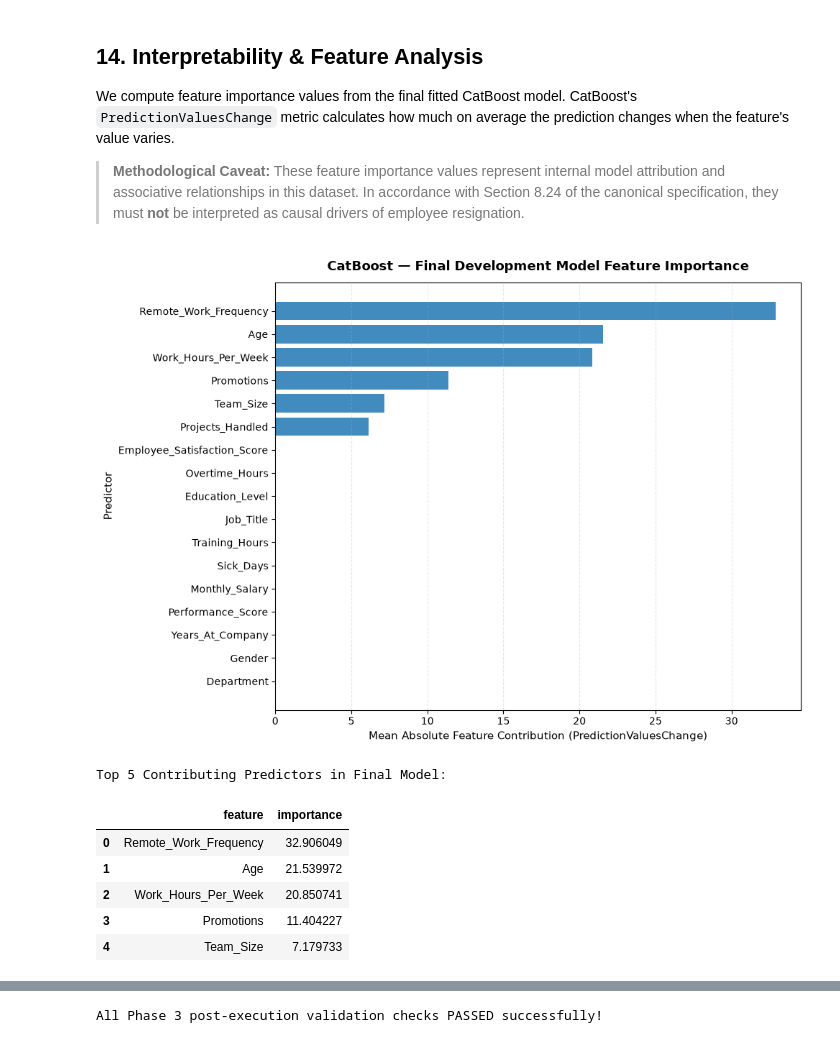
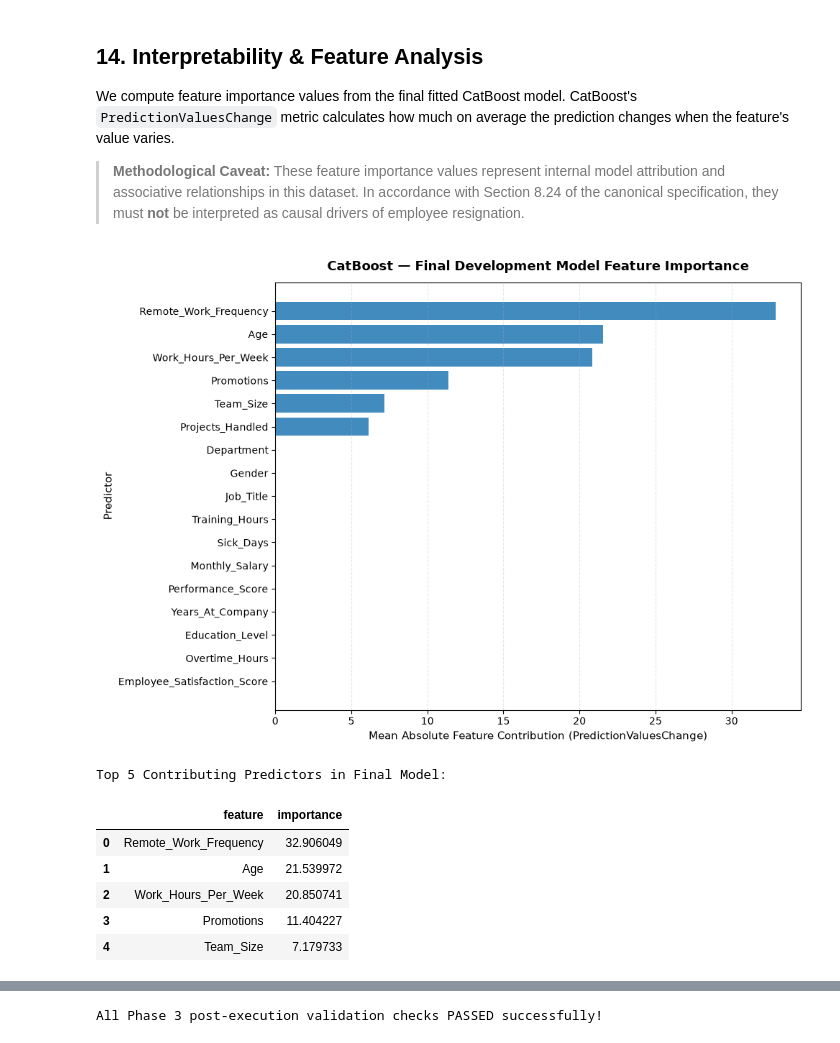
Before and after one commit to Sankalpa-KMCP/Employee_Resignation_Prediction, a Jupyter notebook: notebooks/team_contributions/models/member_2_catboost/06_m2_catboost.ipynb, the cells around one changed output, grey strips where cells are left out. Drawn from its saved outputs; the diff is of its cells as text; code cells hidden in the pictures.

```diff
--- a/notebooks/team_contributions/models/member_2_catboost/06_m2_catboost.ipynb
+++ b/notebooks/team_contributions/models/member_2_catboost/06_m2_catboost.ipynb
@@ -410,8 +406,8 @@ if RUN_CATBOOST_TRAINING:
     print("Executing Formal 5-Fold Nested Cross-Validation for CatBoost...")
     print("=" * 70)
     cv_start_time = time.perf_counter()
+
     dev_data_clean = dev_df.drop(columns=["cv_fold", "partition", "target"], errors="ignore")
-
     catboost_oof_result = run_5fold_cv(
         adapter_factory=lambda: CatBoostAdapter(config=catboost_config, candidate_id="auto"),
         data=dev_data_clean,
@@ -436,12 +432,10 @@ else:
     print("=" * 70)
     catboost_oof_df = pd.read_csv(CANONICAL_RESULTS_DIR / "catboost_oof_predictions.csv")
     fold_metrics_df = pd.read_csv(CANONICAL_RESULTS_DIR / "catboost_fold_metrics.csv")
-    cv_total_duration = 352.57
+    runtime_eff = pd.read_csv(CANONICAL_RESULTS_DIR / "catboost_runtime_efficiency.csv")
+    cv_total_duration = float(runtime_eff["total_cv_fit_time_seconds"].iloc[0])
     print(f"Loaded Canonical 5-Fold Nested Cross-Validation Results ({cv_total_duration:.2f}s run duration).")
 
-if "pr_auc" not in fold_metrics_df.columns and "average_precision" in fold_metrics_df.columns:
-    fold_metrics_df["pr_auc"] = fold_metrics_df["average_precision"]
-
 print(f"Total OOF Prediction Rows: {len(catboost_oof_df):,}")
 # %% [output]
 Executing Formal 5-Fold Nested Cross-Validation for CatBoost (Review Mode: Loading Saved Predictions)...
@@ -688,39 +808,31 @@ We compute feature importance values from the final fitted CatBoost model. CatBo
 > **Methodological Caveat:** These feature importance values represent internal model attribution and associative relationships in this dataset. In accordance with Section 8.24 of the canonical specification, they must **not** be interpreted as causal drivers of employee resignation.
 # %%
 feature_imp_csv = CANONICAL_RESULTS_DIR / "catboost_feature_importance.csv"
-if RUN_CATBOOST_TRAINING and 'final_adapter' in locals():
+if feature_imp_csv.exists():
+    importance_df_sorted = pd.read_csv(feature_imp_csv)
+else:
     importance_scores = final_adapter.get_feature_importance()
-    importance_df = pd.DataFrame({
-        "feature": primary_features,
-        "importance": importance_scores
-    }).sort_values("importance", ascending=True).reset_index(drop=True)
-elif feature_imp_csv.exists():
-    importance_df = pd.read_csv(feature_imp_csv).sort_values("importance", ascending=True).reset_index(drop=True)
-else:
-    importance_df = pd.DataFrame({"feature": primary_features, "importance": np.zeros(len(primary_features))})
+    importance_df = pd.DataFrame({"feature": primary_features, "importance": importance_scores})
+    importance_df_sorted = importance_df.sort_values("importance", ascending=False).reset_index(drop=True)
+    importance_df_sorted.to_csv(feature_imp_csv, index=False)
 
 fig, ax = plt.subplots(figsize=(10, 7))
-ax.barh(importance_df["feature"], importance_df["importance"], color="#1f77b4", edgecolor="none", alpha=0.85)
+ax.barh(importance_df_sorted["feature"][::-1], importance_df_sorted["importance"][::-1], color="#1f77b4", edgecolor="none", alpha=0.85)
 ax.set_title("CatBoost — Final Development Model Feature Importance", fontsize=13, pad=12, fontweight="bold")
 ax.set_xlabel("Mean Absolute Feature Contribution (PredictionValuesChange)", fontsize=11)
 ax.set_ylabel("Predictor", fontsize=11)
 ax.grid(axis="x", linestyle="--", alpha=0.3)
 fig.tight_layout()
 
 fig_importance_path = RESULTS_DIR / "figure_01_catboost_feature_importance.png"
 fig.savefig(fig_importance_path, dpi=160, bbox_inches="tight")
 plt.show()
 plt.close(fig)
 
-importance_df_sorted = importance_df.sort_values("importance", ascending=False).reset_index(drop=True)
-if RUN_CATBOOST_TRAINING:
-    importance_df_sorted.to_csv(RESULTS_DIR / "catboost_feature_importance.csv", index=False)
-    importance_df_sorted.to_csv(RESULTS_DIR / "term_importances.csv", index=False)
-
 print("Top 5 Contributing Predictors in Final Model:")
 display(importance_df_sorted.head(5))
 # %% [output]
-[figure, old version]
+[figure, new version]
 Top 5 Contributing Predictors in Final Model:
 |  | feature | importance |
 | 0 | Remote_Work_Frequency | 32.906049 |
```
Also changed, not shown: parts of 28 cells of this notebook, 7 other files.
